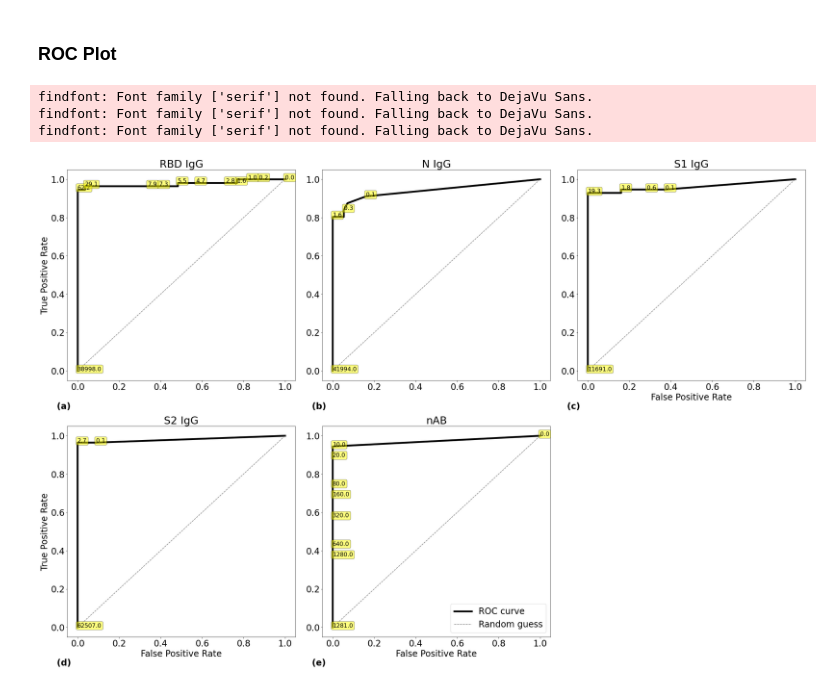
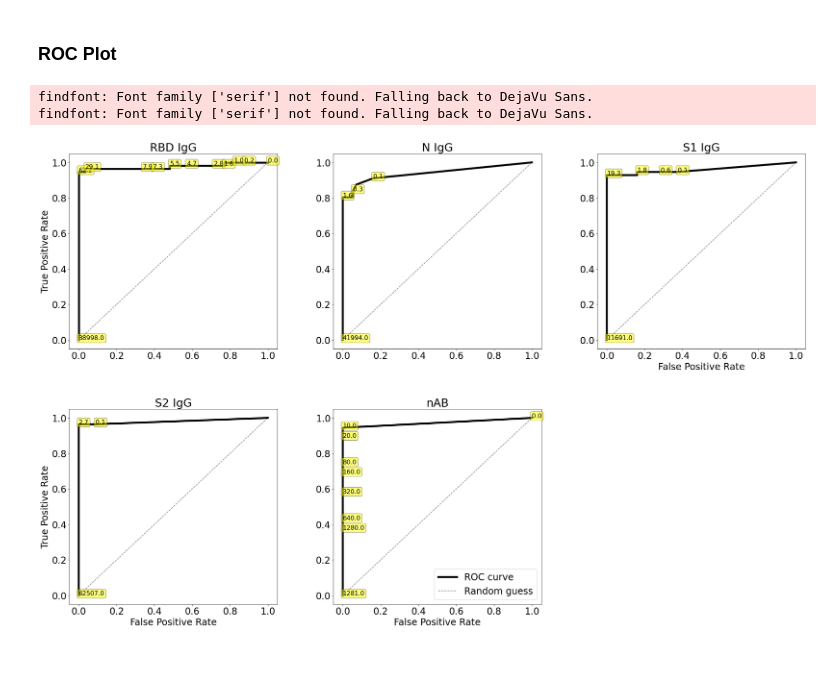
Before and after one commit to i6092467/t-cells-response-sars-cov-2, a Jupyter notebook: thresholds.ipynb, the cells around one changed output. Drawn from its saved outputs; the diff is of its cells as text; code cells hidden in the pictures; blank space fills up the shorter version.

```diff
--- a/thresholds.ipynb
+++ b/thresholds.ipynb
@@ -13,9 +13,12 @@ import re
 import pandas as pd
 from pandas import read_csv
 
+import matplotlib
 import matplotlib.pyplot as plt
 CB_COLOR_CYCLE = ['#377eb8', '#ff7f00', '#4daf4a', '#f781bf', '#a65628', '#984ea3', '#999999', '#e41a1c',
                   '#dede00']
+matplotlib.rcParams['pdf.fonttype'] = 42
+matplotlib.rcParams['ps.fonttype'] = 42
 
 import seaborn as sns
 
@@ -443,32 +446,27 @@ balanced_accuracy_score(y_true=disease_status, y_pred=cons_response)
 # %%
 plotting_setup(24)
 
 fig, ax = plt.subplots(2, 3, figsize=(30, 20))
 
 plot_roc(roc_data_RBD[1], roc_data_RBD[0], roc_data_RBD[2], title='RBD IgG', axes=ax[0, 0], label_every=2,
         fpr_label='')
-ax[0, 0].text(-0.1, -0.2, '(a)', weight='bold')
 plot_roc(roc_data_N[1], roc_data_N[0], roc_data_N[2], title='N IgG', axes=ax[0, 1], label_every=2,
          fpr_label='', tpr_label='')
-ax[0, 1].text(-0.1, -0.2, '(b)', weight='bold')
 plot_roc(roc_data_S1[1], roc_data_S1[0], roc_data_S1[2], title='S1 IgG', axes=ax[0, 2], label_every=2,
         tpr_label='')
-ax[0, 2].text(-0.1, -0.2, '(c)', weight='bold')
 plot_roc(roc_data_S2[1], roc_data_S2[0], roc_data_S2[2], title='S2 IgG', axes=ax[1, 0], label_every=2)
-ax[1, 0].text(-0.1, -0.2, '(d)', weight='bold')
 plot_roc(roc_data_nAB[1], roc_data_nAB[0], roc_data_nAB[2], title='nAB', axes=ax[1, 1], label_every=1,
          tpr_label='')
-ax[1, 1].text(-0.1, -0.2, '(e)', weight='bold')
 
 ax[1, 2].set_axis_off()
 
 l = ax[1, 1].legend(loc='lower right')
 
-plt.tight_layout()
+plt.tight_layout(pad=4.0)
 
 plt.savefig(fname="figures/rocs_antibodies.svg", dpi=300, bbox_inches='tight')
+plt.savefig(fname="figures/rocs_antibodies.pdf", dpi=300, bbox_inches='tight')
 # %% [output]
 findfont: Font family ['serif'] not found. Falling back to DejaVu Sans.
 findfont: Font family ['serif'] not found. Falling back to DejaVu Sans.
-findfont: Font family ['serif'] not found. Falling back to DejaVu Sans.
-[figure, old version]
+[figure, new version]
```
Also changed, not shown: 4 other files.
